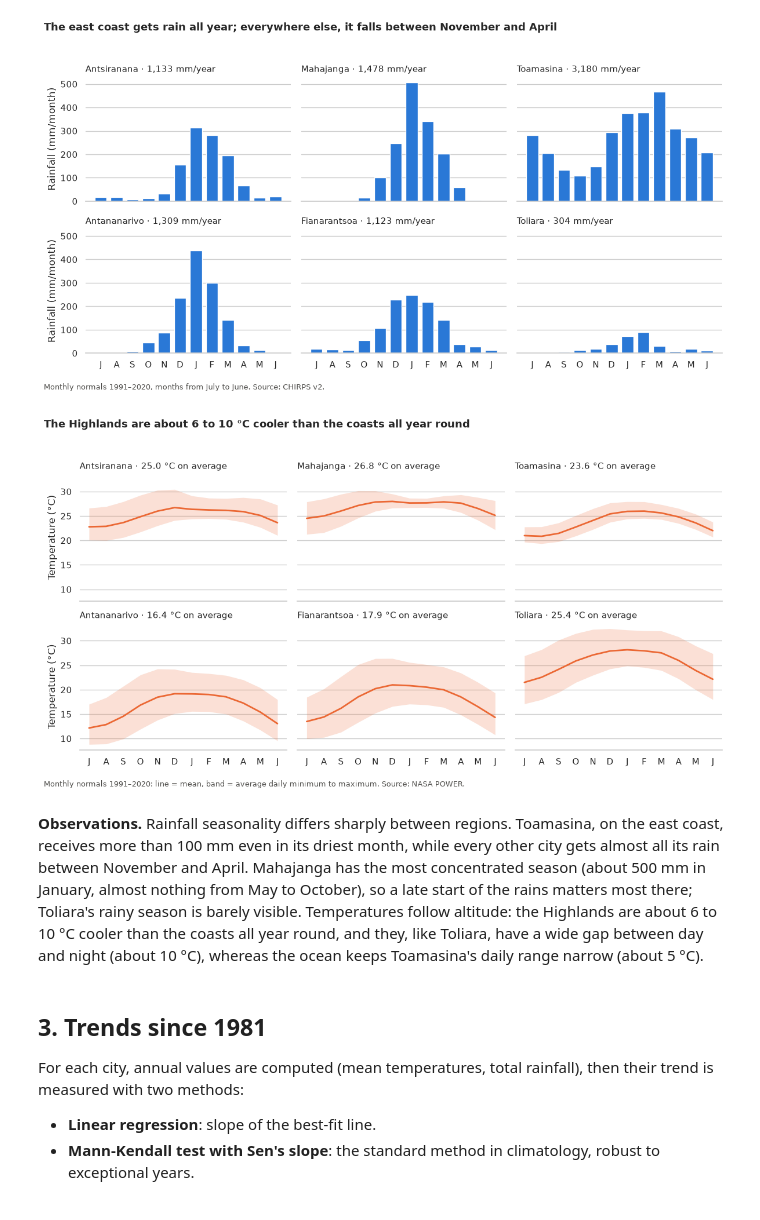
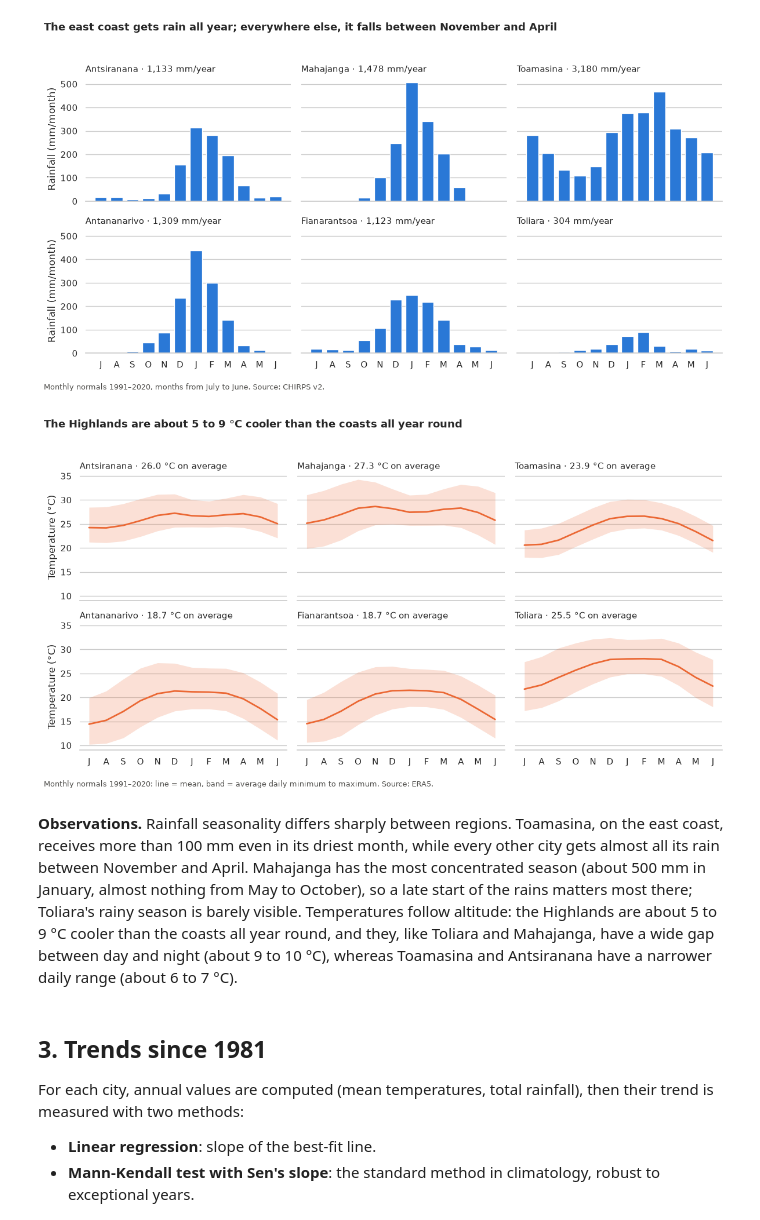
Before and after one commit to nirinaHelena/heather, a Jupyter notebook: notebooks/02_analysis.ipynb, the cells around one changed output. Cells and saved outputs as stored; diff of their text form; code cells hidden in the pictures.

```diff
--- a/notebooks/02_analysis.ipynb
+++ b/notebooks/02_analysis.ipynb
@@ -71,9 +71,9 @@ ref = df[df["year"].between(1991, 2020)]
 
 monthly = ref.groupby(["city", "year", "month"]).agg(
     rain=("rain_chirps", "sum"),
-    tmean=("T2M", "mean"),
-    tmax=("T2M_MAX", "mean"),
-    tmin=("T2M_MIN", "mean"),
+    tmean=("tmean_era5", "mean"),
+    tmax=("tmax_era5", "mean"),
+    tmin=("tmin_era5", "mean"),
 )
 normals = monthly.groupby(["city", "month"]).mean()
 normals.loc["antananarivo"].round(1)
@@ -126,28 +126,28 @@ plt.show()
 # %%
 fig, axes = plt.subplots(2, 3, figsize=(12, 6.5), sharex=True, sharey=True)
 
 for ax, city in zip(axes.flat, CITY_ORDER):
     data = normals.loc[city].reindex(MONTH_ORDER)
     ax.fill_between(range(12), data["tmin"], data["tmax"], color=TEMP_COLOR, alpha=0.2, linewidth=0)
     ax.plot(range(12), data["tmean"], color=TEMP_COLOR, linewidth=2)
     ax.set_title(f"{city.capitalize()} · {data['tmean'].mean():.1f} °C on average", loc="left", fontsize=11)
     ax.set_xticks(range(12), MONTH_LETTERS)
     sns.despine(ax=ax, left=True)
 
 for ax in axes[:, 0]:
     ax.set_ylabel("Temperature (°C)")
 
-fig.suptitle("The Highlands are about 6 to 10 °C cooler than the coasts all year round",
+fig.suptitle("The Highlands are about 5 to 9 °C cooler than the coasts all year round",
              x=0.01, ha="left", fontsize=13, fontweight="bold")
-fig.text(0.01, 0.005, "Monthly normals 1991–2020: line = mean, band = average daily minimum to maximum. Source: NASA POWER.",
+fig.text(0.01, 0.005, "Monthly normals 1991–2020: line = mean, band = average daily minimum to maximum. Source: ERA5.",
          fontsize=9, color=NOTE_COLOR)
 fig.tight_layout(rect=[0, 0.03, 1, 0.95])
 fig.savefig(FIG_DIR / "02_temperature_normals.png", dpi=200, bbox_inches="tight")
 plt.show()
 # %% [output]
-[figure, old version]
+[figure, new version]
 # %% [markdown]
-**Observations.** Rainfall seasonality differs sharply between regions. Toamasina, on the east coast, receives more than 100 mm even in its driest month, while every other city gets almost all its rain between November and April. Mahajanga has the most concentrated season (about 500 mm in January, almost nothing from May to October), so a late start of the rains matters most there; Toliara's rainy season is barely visible. Temperatures follow altitude: the Highlands are about 6 to 10 °C cooler than the coasts all year round, and they, like Toliara, have a wide gap between day and night (about 10 °C), whereas the ocean keeps Toamasina's daily range narrow (about 5 °C).
+**Observations.** Rainfall seasonality differs sharply between regions. Toamasina, on the east coast, receives more than 100 mm even in its driest month, while every other city gets almost all its rain between November and April. Mahajanga has the most concentrated season (about 500 mm in January, almost nothing from May to October), so a late start of the rains matters most there; Toliara's rainy season is barely visible. Temperatures follow altitude: the Highlands are about 5 to 9 °C cooler than the coasts all year round, and they, like Toliara and Mahajanga, have a wide gap between day and night (about 9 to 10 °C), whereas Toamasina and Antsiranana have a narrower daily range (about 6 to 7 °C).
 # %% [markdown]
 ## 3. Trends since 1981
 For each city, annual values are computed (mean temperatures, total rainfall), then their trend is measured with two methods:
```
Also changed, not shown: parts of 5 cells of this notebook, 3 other files.
